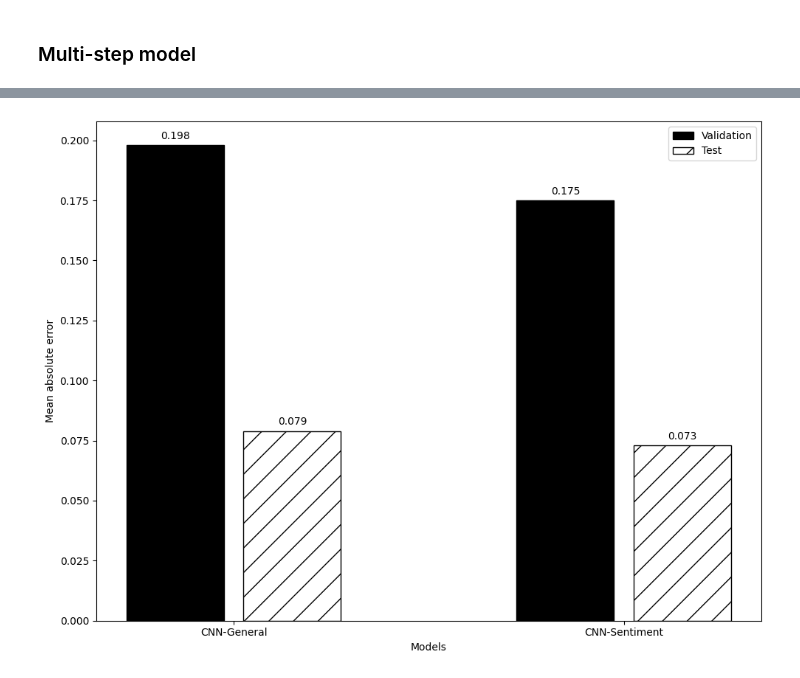
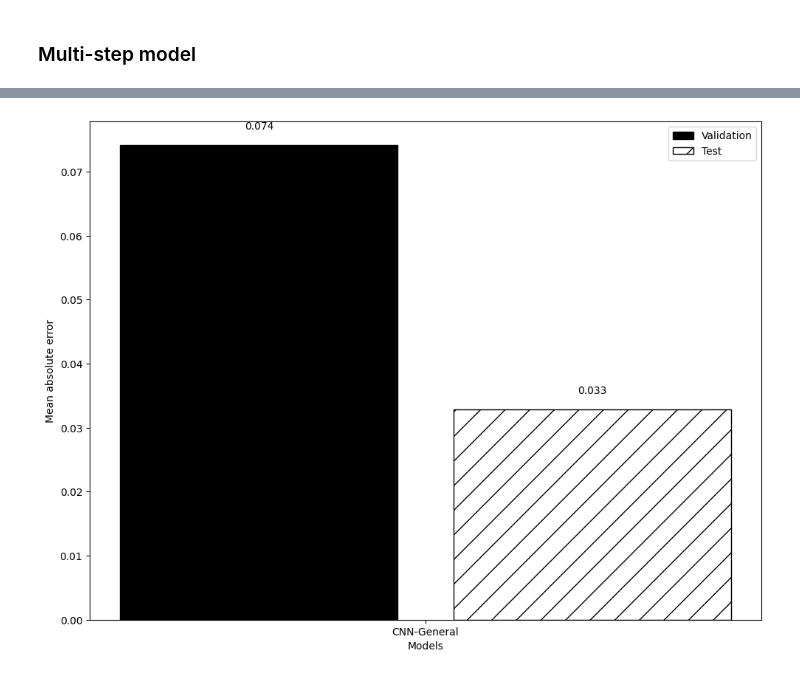
Before and after one commit to k1013726/PaperRelated, a Jupyter notebook: Final_analysis/HScore/main2.ipynb, the cells around one changed output, grey strips where cells are left out. Drawn from its saved outputs; the diff is of its cells as text; code cells hidden in the pictures.

```diff
--- a/Final_analysis/HScore/main2.ipynb
+++ b/Final_analysis/HScore/main2.ipynb
@@ -29,9 +29,9 @@ print(tf.__version__)
 tf.random.set_seed(42)
 np.random.seed(42)
 # %%
-train_df = pd.read_csv('data/train.csv', index_col=0).drop('Coin_timestamp',axis=1)
-val_df = pd.read_csv('data/val.csv', index_col=0).drop('Coin_timestamp',axis=1)
-test_df = pd.read_csv('data/test.csv', index_col=0).drop('Coin_timestamp',axis=1)
+train_df = pd.read_csv('data/train.csv', index_col=0)
+val_df = pd.read_csv('data/val.csv', index_col=0)
+test_df = pd.read_csv('data/test.csv', index_col=0)
 print(train_df.shape, val_df.shape, test_df.shape)
 # %% [output]
 (2151, 7) (614, 7) (308, 7)
@@ -175,11 +175,11 @@ column_indices = {name: i for i, name in enumerate(train_df.columns)}
 # %% [markdown]
 ### Multi-step model
 # %%
-KERNEL_WIDTH = 4
-LABEL_WIDTH = 28
+KERNEL_WIDTH = 3
+LABEL_WIDTH = 7
 INPUT_WIDTH = LABEL_WIDTH + KERNEL_WIDTH - 1
 
-multi_window = DataWindow(input_width=INPUT_WIDTH, label_width=LABEL_WIDTH, shift=1, label_columns=['UpDown'])
+multi_window = DataWindow(input_width=INPUT_WIDTH, label_width=LABEL_WIDTH, shift=1, label_columns=['Close'])
 # %%
 # Values obtained from chapter 15
 
@@ -214,11 +231,0 @@ Epoch 4/50
-# %%
-ms_cnn_lstm_model = Sequential([
-    Conv1D(128, activation='relu', kernel_size=(KERNEL_WIDTH)),
-    LSTM(64, return_sequences=True),
-    Dense(1, kernel_initializer=tf.initializers.zeros),
-])
-
-history = compile_and_fit(ms_cnn_lstm_model, multi_window)
-
-ms_val_performance['CNN + LSTM'] = ms_cnn_lstm_model.evaluate(multi_window.val)
-ms_performance['CNN + LSTM'] = ms_cnn_lstm_model.evaluate(multi_window.test, verbose=0)
@@ -243,27 +232,27 @@ Epoch 17/50
 # %%
 ms_mae_val.extend([v[1] for v in ms_val_performance.values()])
 ms_mae_test.extend([v[1] for v in ms_performance.values()])
 
-x = np.arange(2)
+x = np.arange(1)
 
-labels = ['CNN-General','CNN-Sentiment',]
+labels = ['CNN-General']
 
 fig, ax = plt.subplots()
 ax.bar(x - 0.15, ms_mae_val, width=0.25, color='black', edgecolor='black', label='Validation')
 ax.bar(x + 0.15, ms_mae_test, width=0.25, color='white', edgecolor='black', hatch='/', label='Test')
 ax.set_ylabel('Mean absolute error')
 ax.set_xlabel('Models')
 
 for index, value in enumerate(ms_mae_val):
     plt.text(x=index - 0.15, y=value+0.0025, s=str(round(value, 3)), ha='center')
 
 for index, value in enumerate(ms_mae_test):
     plt.text(x=index + 0.15, y=value+0.0025, s=str(round(value, 3)), ha='center')
 
 plt.xticks(ticks=x, labels=labels)
 plt.legend(loc='best')
 plt.tight_layout()
 
 plt.savefig('figures/CH16_F07_peixeiro.png', dpi=300)
 # %% [output]
-[figure, old version]
+[figure, new version]
```
Also changed, not shown: parts of 5 cells of this notebook, 12 other files.
